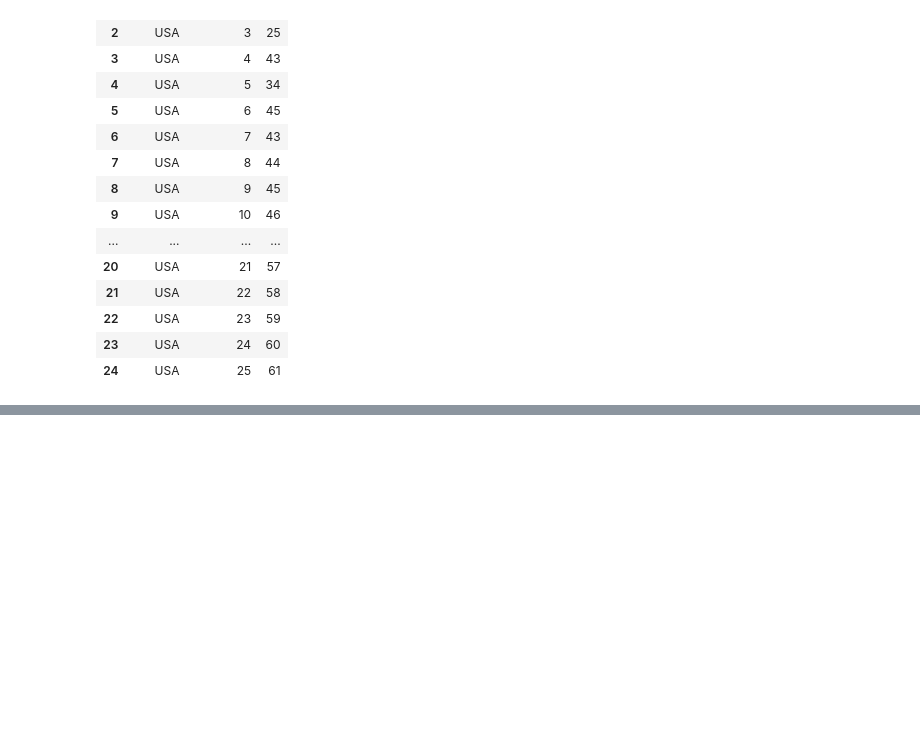
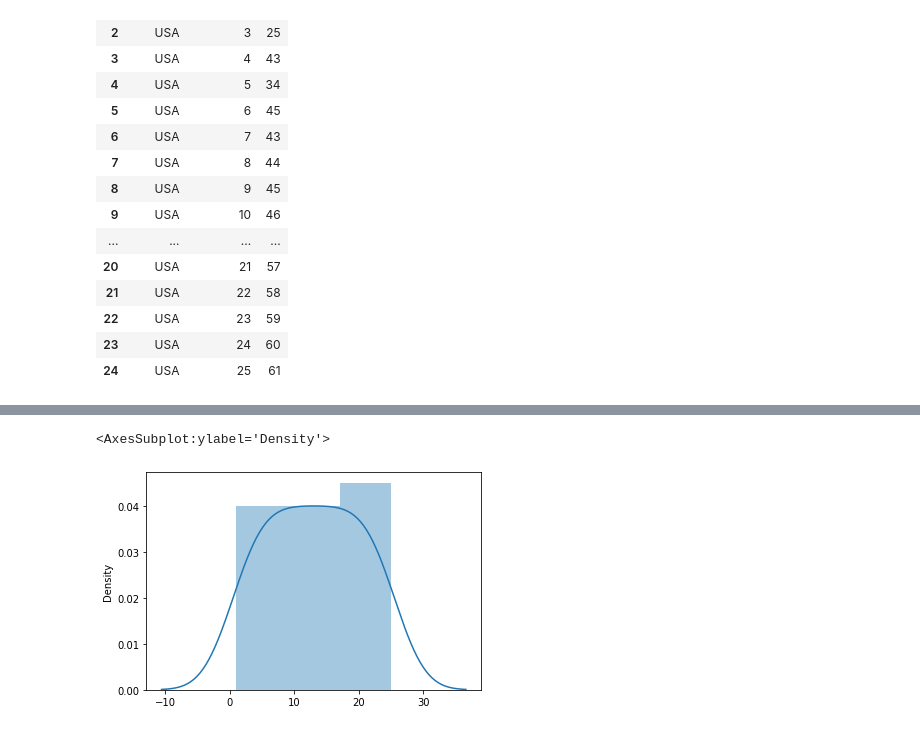
Before and after one commit to sajalshres/youtube-trends, a Jupyter notebook: notebook/boxplot.ipynb, the cells around one changed output, grey strips where cells are left out. Drawn from its saved outputs; the diff is of its cells as text; code cells hidden in the pictures; blank space fills up the shorter version.

```diff
--- a/notebook/boxplot.ipynb
+++ b/notebook/boxplot.ipynb
@@ -77,0 +37,5 @@ data
+# %%
+sns.distplot(x=data.Character,kde=True)
+# %% [output]
+<AxesSubplot:ylabel='Density'>
+[figure, added]
```
Also changed, not shown: parts of 17 cells of this notebook, 3 other files.
